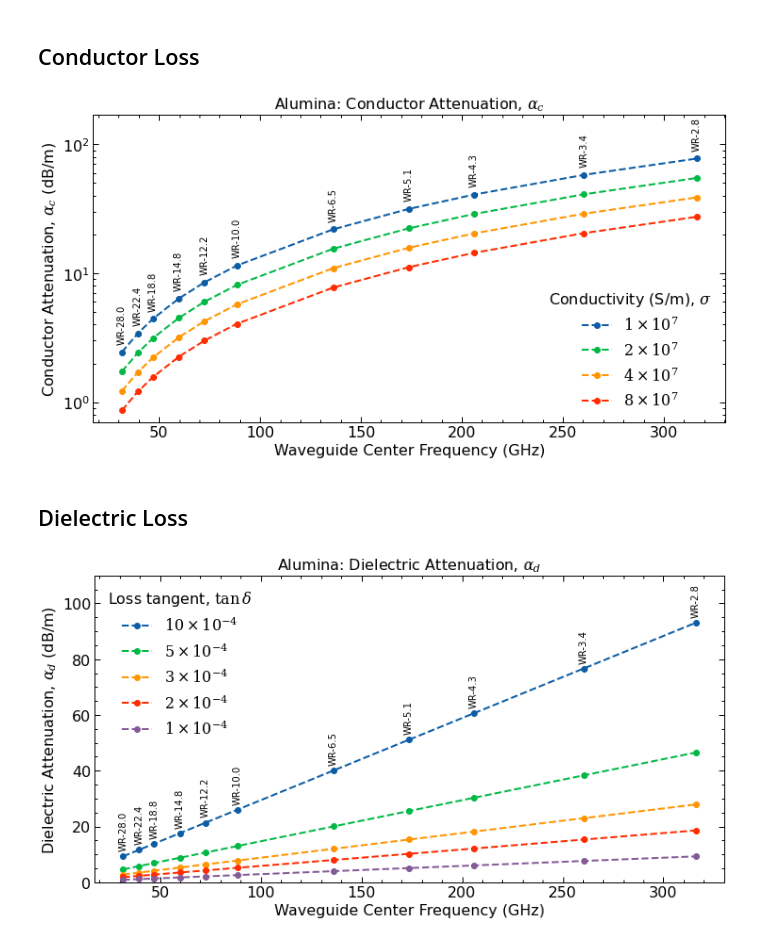
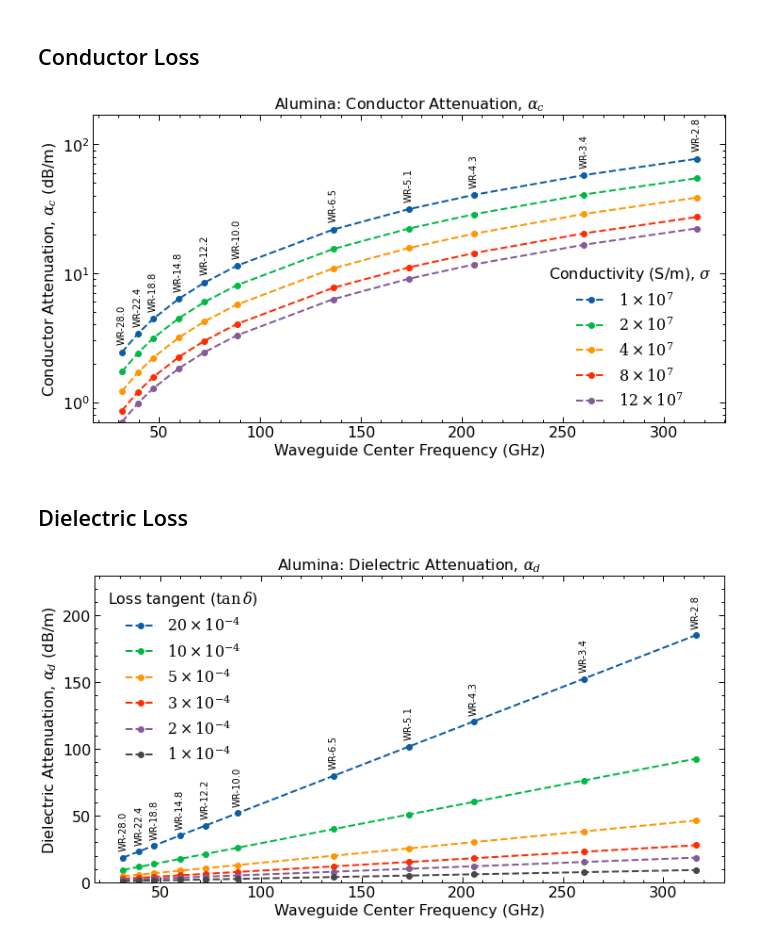
Before and after one commit to garrettj403/Waveguide, a Jupyter notebook: examples/conductor-vs-dielectric-attenuation.ipynb, the cells around one changed output. Saved outputs shown, nothing was run; the diff lists cells and outputs as text; code cells hidden in the pictures.

```diff
--- a/examples/conductor-vs-dielectric-attenuation.ipynb
+++ b/examples/conductor-vs-dielectric-attenuation.ipynb
@@ -73,7 +73,7 @@ WR-2.8 : 263.5 to 400.5 GHz, center = 316.1 GHz
 er = 2.3
 
 # Conductivity of waveguide walls
-conductivity_list = np.array([1.0e7, 2.0e7, 4.0e7, 8.0e7])
+conductivity_list = np.array([1.0e7, 2.0e7, 4.0e7, 8.0e7, 12.0e7])
 
 plt.figure(figsize=(12,6))
 plt.title(r"HDPE: Conductor Attenuation, $\alpha_c$")
@@ -100,7 +100,7 @@ plt.savefig("results/waveguide-loss-hdpe-alphac.png", dpi=400);
 er = 2.3
 
 # Loss tangent
-tand_list = [2e-4, 1e-4, 5e-5, 2e-5, 1e-5]
+tand_list = [2e-4, 1e-4, 5e-5, 1e-5]
 
 plt.figure(figsize=(12,6))
 plt.title(r"HDPE: Dielectric Attenuation, $\alpha_d$")
@@ -117,6 +117,6 @@ for i, _tand in np.ndenumerate(tand_list):
 plt.xlabel("Waveguide Center Frequency (GHz)")
 plt.ylabel(r"Dielectric Attenuation, $\alpha_d$ (dB/m)")
 plt.ylim([0, 12])
-plt.legend(title=r"Loss tangent, $\tan\,\delta$")
+plt.legend(title=r"Loss tangent ($\tan\,\delta$)")
 plt.savefig("results/waveguide-loss-hdpe-alphad.png", dpi=400);
 # %% [output]
@@ -127,10 +199,10 @@ plt.savefig("results/waveguide-loss-hdpe-alphad.png", dpi=400);
 ## Conductor Loss
 # %%
 # Relative permittivity
-er = 10
+er = 9.9
 
 # Conductivity of waveguide walls
-conductivity_list = np.array([1.0e7, 2.0e7, 4.0e7, 8.0e7])
+conductivity_list = np.array([1.0e7, 2.0e7, 4.0e7, 8.0e7, 12.0e7])
 
 plt.figure(figsize=(12,6))
 plt.title(r"Alumina: Conductor Attenuation, $\alpha_c$")
@@ -149,32 +221,32 @@ plt.legend(title="Conductivity (S/m), $\sigma$")
 plt.ylim([0.7, 170])
 plt.savefig("results/waveguide-loss-alumina-alphac.png", dpi=400);
 # %% [output]
-[figure, old version]
+[figure, new version]
 # %% [markdown]
 ## Dielectric Loss
 # %%
 # Relative permittivity
-er = 10
+er = 9.9
 
 # Loss tangent
-tand_list = [10e-4, 5e-4, 3e-4, 2e-4, 1e-4]
+tand_list = [20e-4, 10e-4, 5e-4, 3e-4, 2e-4, 1e-4]
 
 plt.figure(figsize=(12,6))
 plt.title(r"Alumina: Dielectric Attenuation, $\alpha_d$")
 for i, _tand in np.ndenumerate(tand_list):
     alpha_d = []
     _er = er * (1 - 1j * _tand)
     for _fc, _dim in zip(f_center, dimensions):
         alpha_d.append(dielectric_loss(_fc, _dim[0], b=_dim[1], er=_er))
     alpha_d = np.array(alpha_d)
     plt.plot(f_center/1e9, np2db(alpha_d), marker='o', ls='--', label=r"${:.0f}\times10^{{-4}}$".format(_tand*1e4))
     if i[0] == 0:
         for _f, _a, _wr in zip(f_center/1e9, np2db(alpha_d), wr_sizes):
-            plt.text(_f, _a+2, "WR-{:.1f}".format(_wr), ha='center', va='bottom', rotation=90)
+            plt.text(_f, _a+5, "WR-{:.1f}".format(_wr), ha='center', va='bottom', rotation=90)
 plt.xlabel("Waveguide Center Frequency (GHz)")
 plt.ylabel(r"Dielectric Attenuation, $\alpha_d$ (dB/m)")
-plt.ylim([0, 110])
-plt.legend(title=r"Loss tangent, $\tan\,\delta$")
+plt.ylim([0, 230])
+plt.legend(title=r"Loss tangent ($\tan\,\delta$)")
 plt.savefig("results/waveguide-loss-alumina-alphad.png", dpi=400);
 # %% [output]
-[figure, old version]
+[figure, new version]
```
Also changed, not shown: parts of 7 cells of this notebook, 9 other files.
